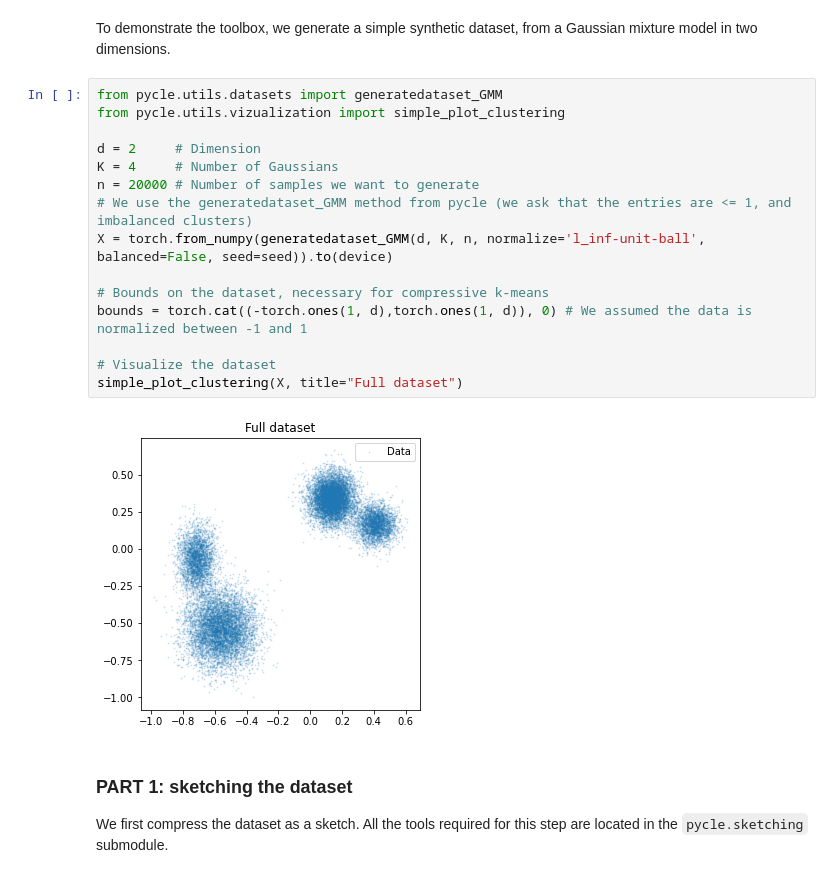
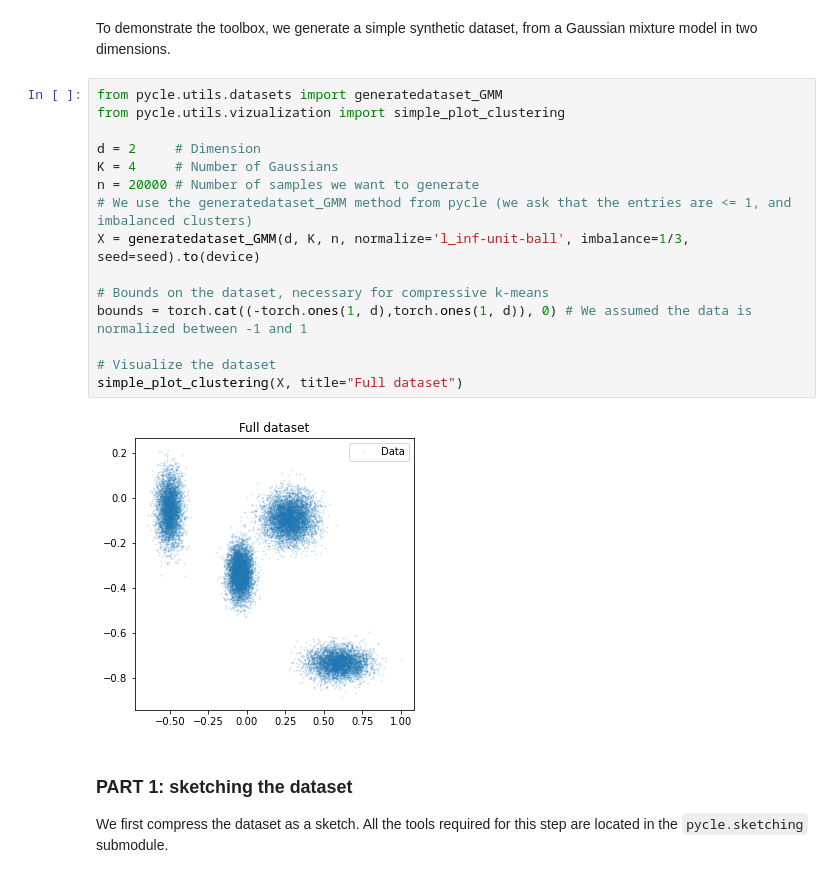
Before and after one commit to lucgiffon/pycle, a Jupyter notebook: docs/notebooks/Demo_0-minimal_working_example.ipynb, the cells around one changed output. Saved outputs shown, nothing was run; the diff lists cells and outputs as text.

```diff
--- a/docs/notebooks/Demo_0-minimal_working_example.ipynb
+++ b/docs/notebooks/Demo_0-minimal_working_example.ipynb
@@ -33,20 +33,20 @@ To demonstrate the toolbox, we generate a simple synthetic dataset, from a Gauss
 # %%
 from pycle.utils.datasets import generatedataset_GMM
 from pycle.utils.vizualization import simple_plot_clustering
 
 d = 2     # Dimension
 K = 4     # Number of Gaussians
 n = 20000 # Number of samples we want to generate
 # We use the generatedataset_GMM method from pycle (we ask that the entries are <= 1, and imbalanced clusters)
-X = torch.from_numpy(generatedataset_GMM(d, K, n, normalize='l_inf-unit-ball', balanced=False, seed=seed)).to(device)
+X = generatedataset_GMM(d, K, n, normalize='l_inf-unit-ball', imbalance=1/3, seed=seed).to(device)
 
 # Bounds on the dataset, necessary for compressive k-means
 bounds = torch.cat((-torch.ones(1, d),torch.ones(1, d)), 0) # We assumed the data is normalized between -1 and 1
 
 # Visualize the dataset
 simple_plot_clustering(X, title="Full dataset")
 # %% [output]
-[figure, old version]
+[figure, new version]
 # %% [markdown]
 ### PART 1: sketching the dataset
 We first compress the dataset as a sketch. All the tools required for this step are located in the `pycle.sketching` submodule.
```
Also changed, not shown: parts of 1 cell of this notebook, 22 other files.
